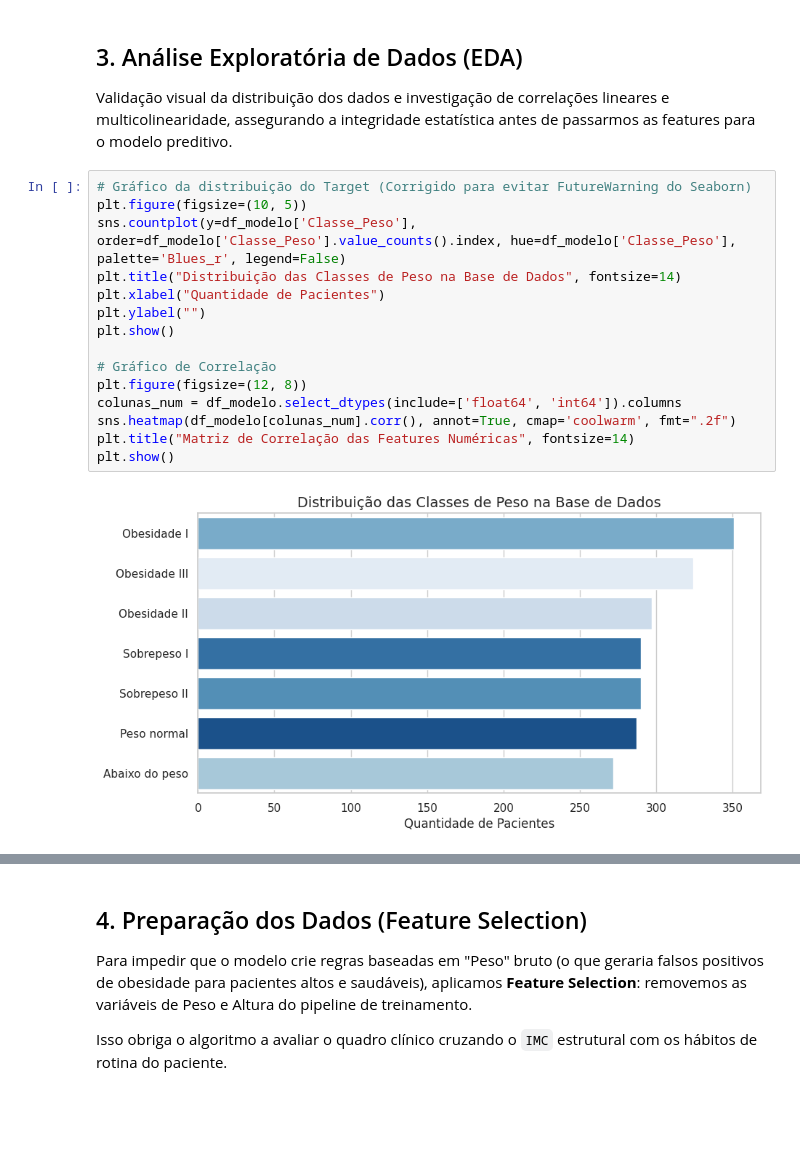
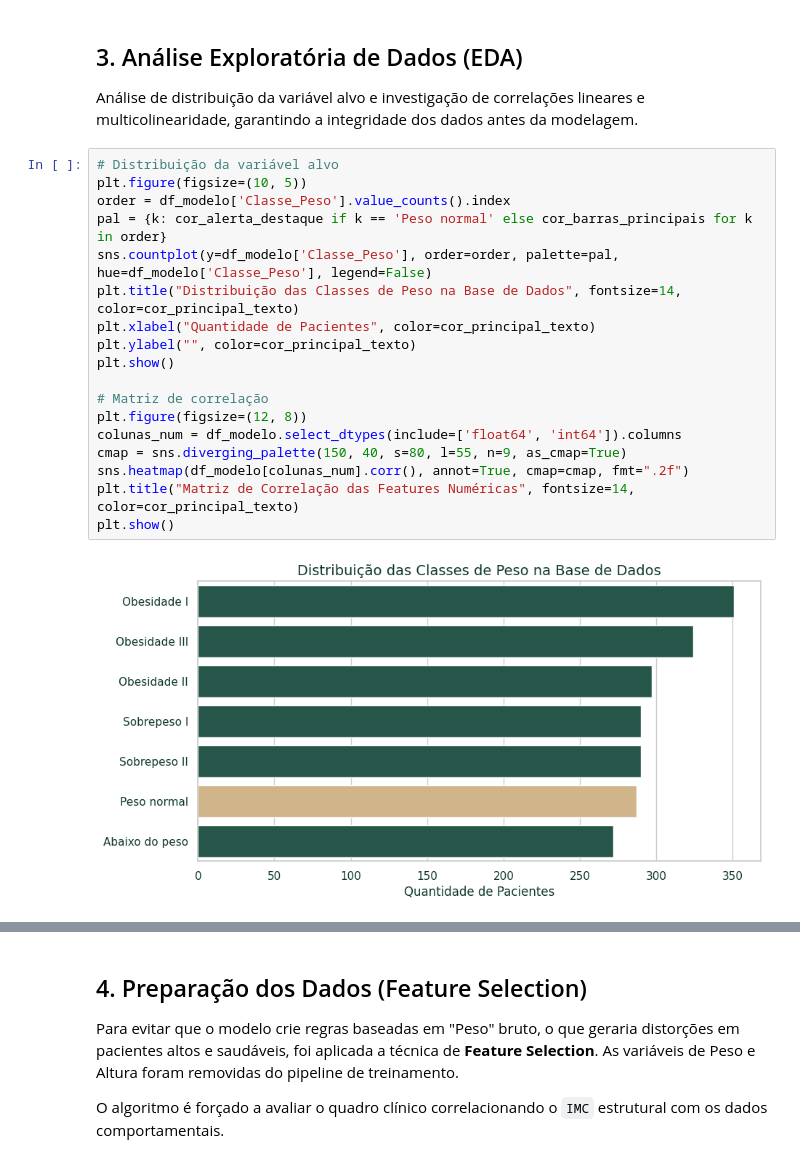
Before and after one commit to andersonserrico/notebooks-Grupo_45, a Jupyter notebook: Tech_Fase_4_Grupo_45_VFinal.ipynb, the cells around one changed output, grey strips where cells are left out. Saved outputs shown, nothing was run; the diff lists cells and outputs as text; blank space fills up the shorter version.

```diff
--- a/Tech_Fase_4_Grupo_45_VFinal.ipynb
+++ b/Tech_Fase_4_Grupo_45_VFinal.ipynb
@@ -104,21 +126,24 @@ Shape do Arquivo analise: (2111, 20)
 | 4 | Masculino | 22.0 | 1.78 | 89.8 | Nao | Nao | 2.0 | ... |
 # %% [markdown]
 ## 3. Análise Exploratória de Dados (EDA)
-Validação visual da distribuição dos dados e investigação de correlações lineares e multicolinearidade, assegurando a integridade estatística antes de passarmos as features para o modelo preditivo.
+Análise de distribuição da variável alvo e investigação de correlações lineares e multicolinearidade, garantindo a integridade dos dados antes da modelagem.
 # %%
-# Gráfico da distribuição do Target (Corrigido para evitar FutureWarning do Seaborn)
+# Distribuição da variável alvo
 plt.figure(figsize=(10, 5))
-sns.countplot(y=df_modelo['Classe_Peso'], order=df_modelo['Classe_Peso'].value_counts().index, hue=df_modelo['Classe_Peso'], palette='Blues_r', legend=False)
-plt.title("Distribuição das Classes de Peso na Base de Dados", fontsize=14)
-plt.xlabel("Quantidade de Pacientes")
-plt.ylabel("")
+order = df_modelo['Classe_Peso'].value_counts().index
+pal = {k: cor_alerta_destaque if k == 'Peso normal' else cor_barras_principais for k in order}
+sns.countplot(y=df_modelo['Classe_Peso'], order=order, palette=pal, hue=df_modelo['Classe_Peso'], legend=False)
+plt.title("Distribuição das Classes de Peso na Base de Dados", fontsize=14, color=cor_principal_texto)
+plt.xlabel("Quantidade de Pacientes", color=cor_principal_texto)
+plt.ylabel("", color=cor_principal_texto)
 plt.show()
 
-# Gráfico de Correlação
+# Matriz de correlação
 plt.figure(figsize=(12, 8))
 colunas_num = df_modelo.select_dtypes(include=['float64', 'int64']).columns
-sns.heatmap(df_modelo[colunas_num].corr(), annot=True, cmap='coolwarm', fmt=".2f")
-plt.title("Matriz de Correlação das Features Numéricas", fontsize=14)
+cmap = sns.diverging_palette(150, 40, s=80, l=55, n=9, as_cmap=True)
+sns.heatmap(df_modelo[colunas_num].corr(), annot=True, cmap=cmap, fmt=".2f")
+plt.title("Matriz de Correlação das Features Numéricas", fontsize=14, color=cor_principal_texto)
 plt.show()
 # %% [output]
-[figure, old version]
+[figure, new version]
@@ -126,6 +151,6 @@ plt.show()
 # %% [markdown]
 ## 4. Preparação dos Dados (Feature Selection)
-Para impedir que o modelo crie regras baseadas em "Peso" bruto (o que geraria falsos positivos de obesidade para pacientes altos e saudáveis), aplicamos **Feature Selection**: removemos as variáveis de Peso e Altura do pipeline de treinamento.
+Para evitar que o modelo crie regras baseadas em "Peso" bruto, o que geraria distorções em pacientes altos e saudáveis, foi aplicada a técnica de **Feature Selection**. As variáveis de Peso e Altura foram removidas do pipeline de treinamento.
 
-Isso obriga o algoritmo a avaliar o quadro clínico cruzando o `IMC` estrutural com os hábitos de rotina do paciente.
+O algoritmo é forçado a avaliar o quadro clínico correlacionando o `IMC` estrutural com os dados comportamentais.
 # %%
```
Also changed, not shown: parts of 15 cells of this notebook.
